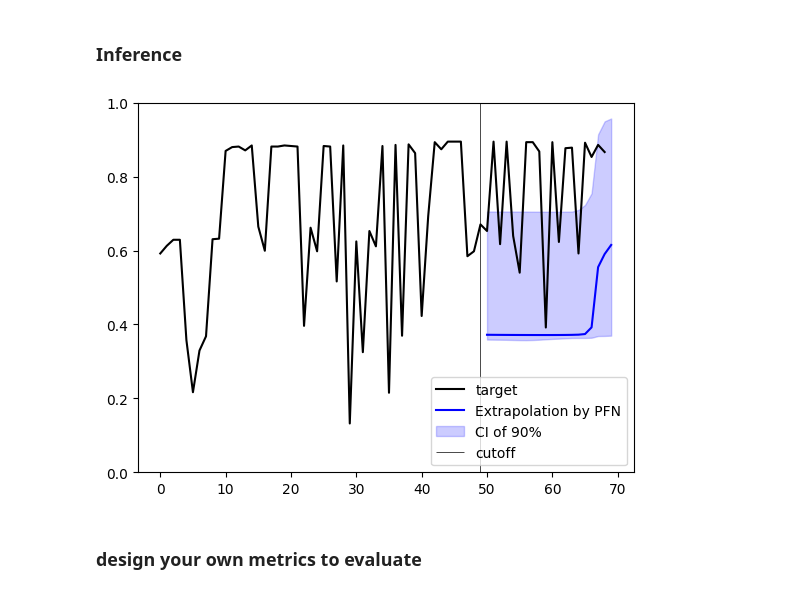
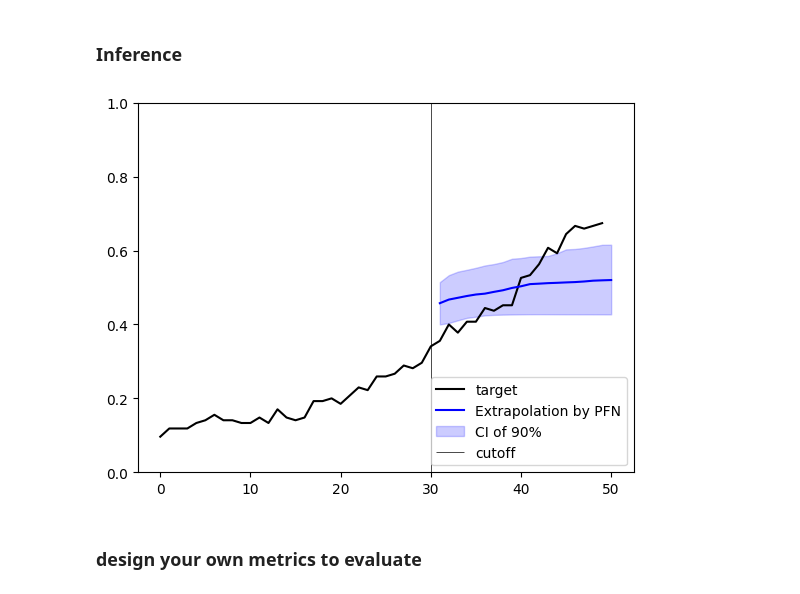
Before and after one commit to Maxmwoan/Research-Project, a Jupyter notebook: eval_pfn_lcdb11.ipynb, the cells around one changed output. Cells and saved outputs as stored; diff of their text form; code cells hidden in the pictures.

```diff
--- a/eval_pfn_lcdb11.ipynb
+++ b/eval_pfn_lcdb11.ipynb
@@ -56,7 +57,7 @@ Test data UDUL shape: (1325, 1, 137)
 # %% [markdown]
 ### Load trained LC-PFN model
 # %%
-model = torch.load('lcpfn_model_300.pth', weights_only=False)
+model = torch.load('models/lcpfn_model_300.pth', weights_only=False)
 model.eval()
 # %% [output]
 TransformerModel(
@@ -79,7 +80,7 @@ TransformerModel(
 # %% [markdown]
 ### Inference
 # %%
-random_idx = random.randint(0, train_data.shape[0] - 1)
+random_idx = 0
 curve = train_data[random_idx]  # (1, 137)
 curve = curve[~np.isnan(curve)]
 
@@ -97,33 +98,33 @@ qs = [0.05, 0.5, 0.95]
 
 normalizer = lcpfn.utils.identity_normalizer()
 
 y_train_norm = normalizer[0](y_train)
 
 # forward
 single_eval_pos = x_train.shape[0]
 x = torch.cat([x_train, x_test], dim=0).unsqueeze(1)
 y = y_train.unsqueeze(1)
 
 logits = model((x, y), single_eval_pos=single_eval_pos)
 
 predictions = normalizer[1](
     torch.cat([model.criterion.icdf(logits, q) for q in qs], dim=1)
 )
 
 x_test_np = x[cutoff:].detach().cpu().numpy().flatten()
 pred_mean = predictions[:, 1].detach().cpu().numpy()
 pred_lower = predictions[:, 0].detach().cpu().numpy()
 pred_upper = predictions[:, 2].detach().cpu().numpy()
 
 # plot
 plt.plot(curve, "black", label="target")
 plt.plot(x_test_np, pred_mean, "blue", label="Extrapolation by PFN")
 plt.fill_between(x_test_np, pred_lower, pred_upper, color="blue", alpha=0.2, label="CI of 90%")
 plt.vlines(cutoff, 0, 1, linewidth=0.5, color="k", label="cutoff")
 plt.ylim(0, 1)
 plt.legend(loc="lower right")
 plt.show()
 # %% [output]
-[figure, old version]
+[figure, new version]
 # %% [markdown]
 ### design your own metrics to evaluate
```
Also changed, not shown: parts of 3 cells of this notebook, 5 other files.
